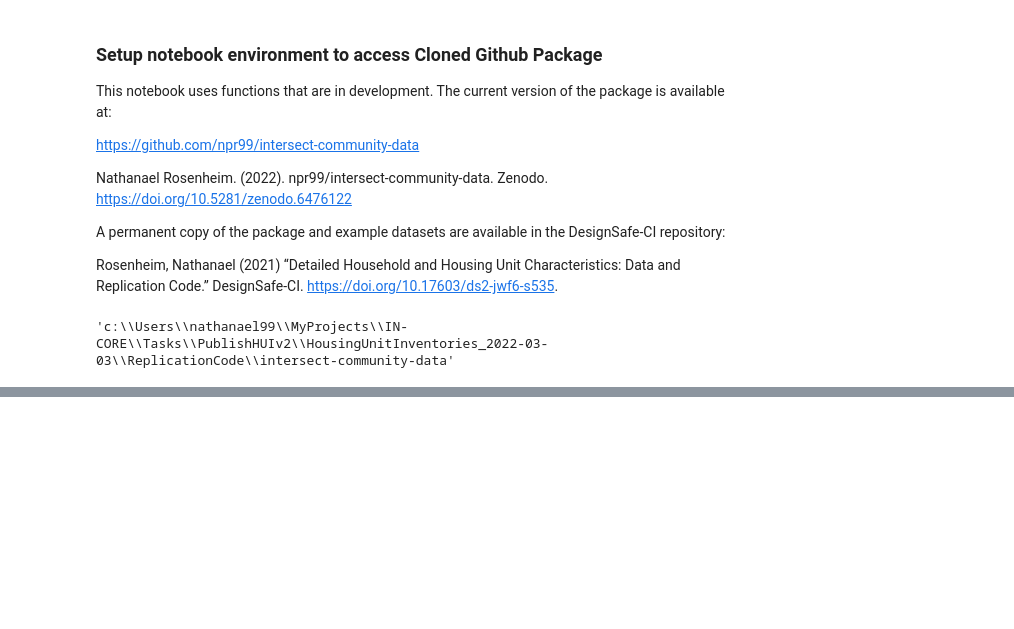
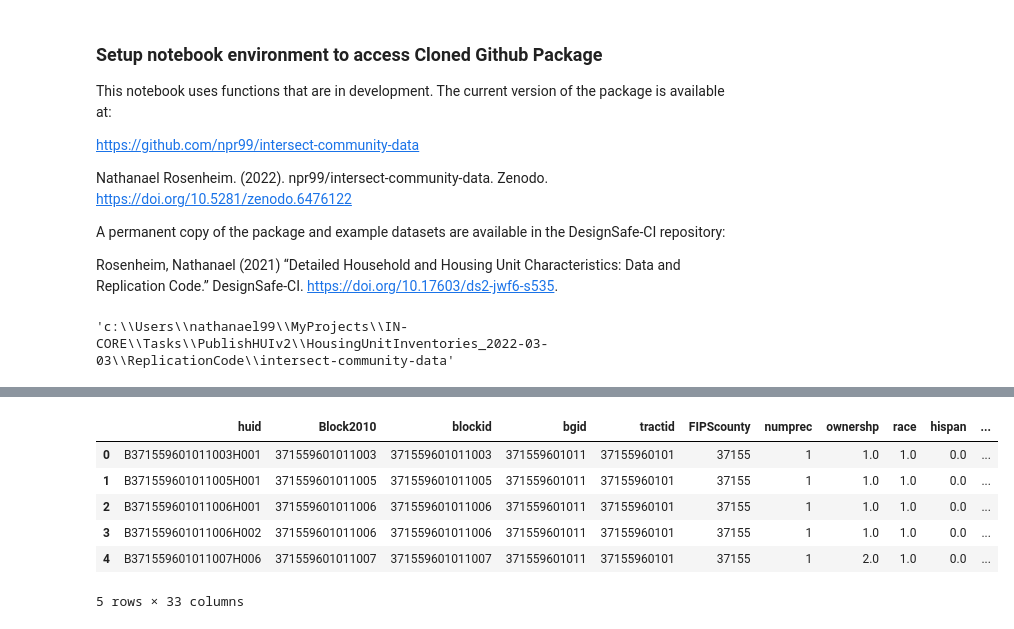
Before and after one commit to npr99/intersect-community-data, a Jupyter notebook: ncoda_06ev1_run_HUA_workflow.ipynb, the cells around one changed output, grey strips where cells are left out. Cells and saved outputs as stored; diff of their text form; code cells hidden in the pictures; blank space fills up the shorter version.

```diff
--- a/ncoda_06ev1_run_HUA_workflow.ipynb
+++ b/ncoda_06ev1_run_HUA_workflow.ipynb
@@ -569,0 +564,10 @@ hui_incore_df.head()
+# %%
+base_hua_df['primary'].head()
+# %% [output]
+|  | huid | Block2010 | blockid | bgid | tractid | FIPScounty | numprec | ownershp | race | hispan | ... |
+| 0 | B371559601011003H001 | 371559601011003 | 371559601011003 | 371559601011 | 37155960101 | 37155 | 1 | 1.0 | 1.0 | 0.0 | ... |
+| 1 | B371559601011005H001 | 371559601011005 | 371559601011005 | 371559601011 | 37155960101 | 37155 | 1 | 1.0 | 1.0 | 0.0 | ... |
+| 2 | B371559601011006H001 | 371559601011006 | 371559601011006 | 371559601011 | 37155960101 | 37155 | 1 | 1.0 | 1.0 | 0.0 | ... |
+| 3 | B371559601011006H002 | 371559601011006 | 371559601011006 | 371559601011 | 37155960101 | 37155 | 1 | 1.0 | 1.0 | 0.0 | ... |
+| 4 | B371559601011007H006 | 371559601011007 | 371559601011007 | 371559601011 | 37155960101 | 37155 | 1 | 2.0 | 1.0 | 0.0 | ... |
+5 rows × 33 columns
```
Also changed, not shown: parts of 18 cells of this notebook, 2 other files.
